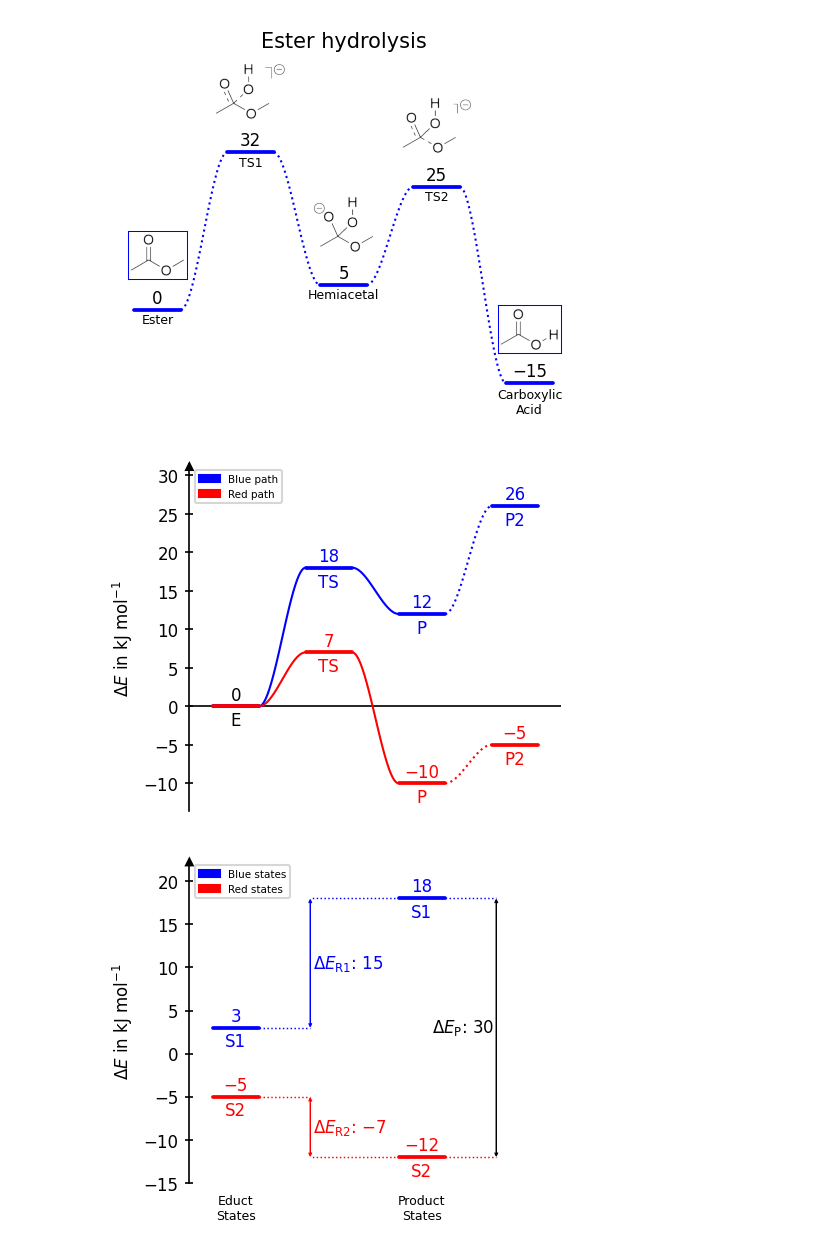
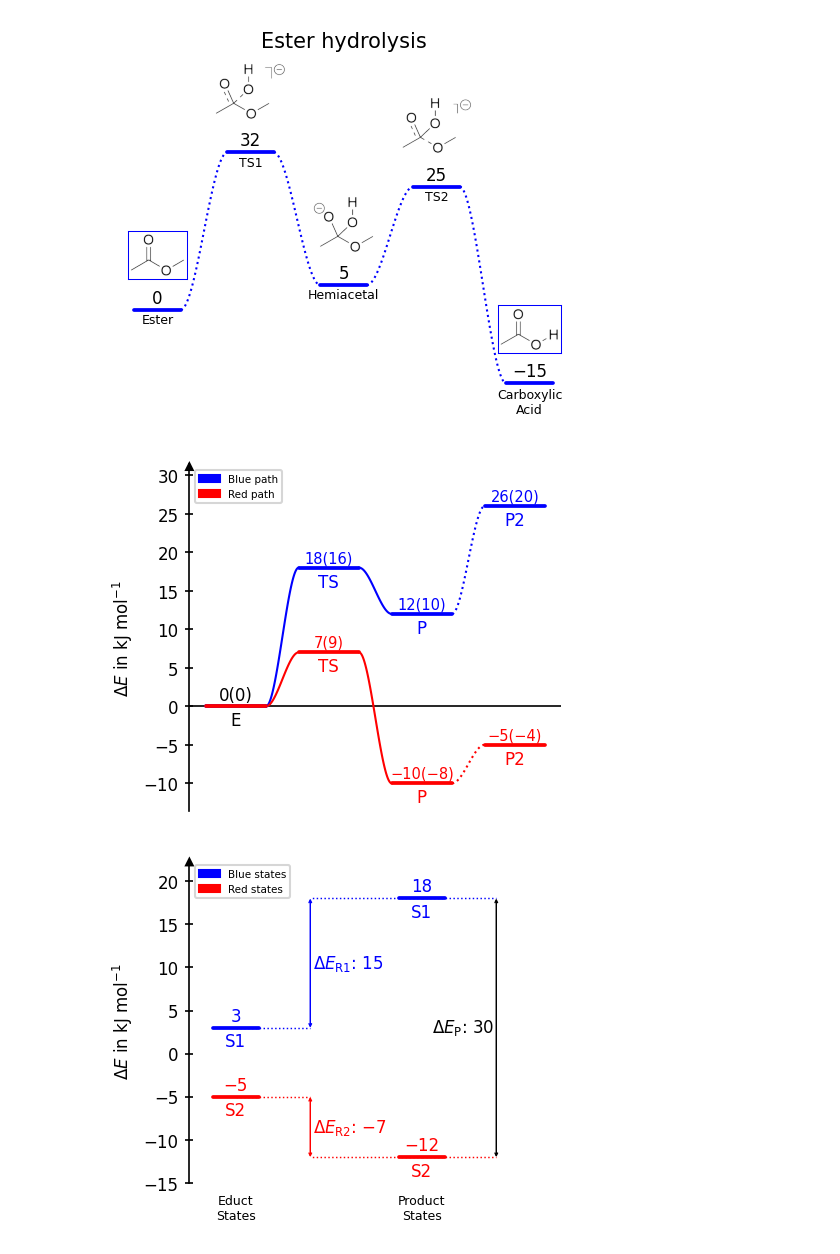
Before and after one commit to Tonner-Zech-Group/chem-diagrams, a Jupyter notebook: examples/readme_images.ipynb, the cells around one changed output. Cells and saved outputs as stored; diff of their text form; code cells hidden in the pictures.

```diff
--- a/examples/readme_images.ipynb
+++ b/examples/readme_images.ipynb
@@ -187,36 +187,47 @@ dia.show()
 # %%
 from chemdiagrams import EnergyDiagram
 import os.path
 
 dia = EnergyDiagram()
 
 dia.draw_path(
     [0,1,2,3], [0, 18, 12, 26], "blue",
     path_name="Blue path",
-    linetypes=[4,4,3]
+    linetypes=[4,4,3],
+    width_plateau=0.65,
 )
 
 dia.add_path_labels("Blue path", [None, "TS", "P", "P2"])
 
 dia.draw_path(
     [0,1,2,3], [0, 7, -10, -5], "red",
     path_name="Red path",
-    linetypes=[4,4,3]
+    linetypes=[4,4,3],
+    width_plateau=0.65,
 )
 
 dia.add_path_labels("Red path", ["E", "TS", "P", "P2"])
 dia.lines["Red path"].labels["0.0"].set_color("black")
 
-dia.add_numbers_auto(x_min_max=(1,3))
+dia.add_numbers_auto(x_min_max=(1,3), fontsize=7)
 dia.add_numbers_average(color="black", x_min_max=0)
+
+dia.append_to_energy_labels(
+    numbers_to_append={
+        "Blue path": [16, 10, 20],
+        "Red path": [9, -8, -4],
+        "Average": [0]
+    },
+    brackets=("(", ")")
+)
 
 dia.legend(fontsize=5)
 dia.ax.set_ylabel(r"$\Delta E$ in kJ mol$^{-1}$", fontsize=8)
 
 dia.fig.savefig(os.path.join("..", "docs", "img", "title", "image_5.png"), dpi=300, bbox_inches="tight")
 dia.show()
 # %% [output]
-[figure, old version]
+[figure, new version]
 # %%
 from chemdiagrams import EnergyDiagram
 import os.path
```
Also changed, not shown: parts of 1 cell of this notebook, 13 other files.
